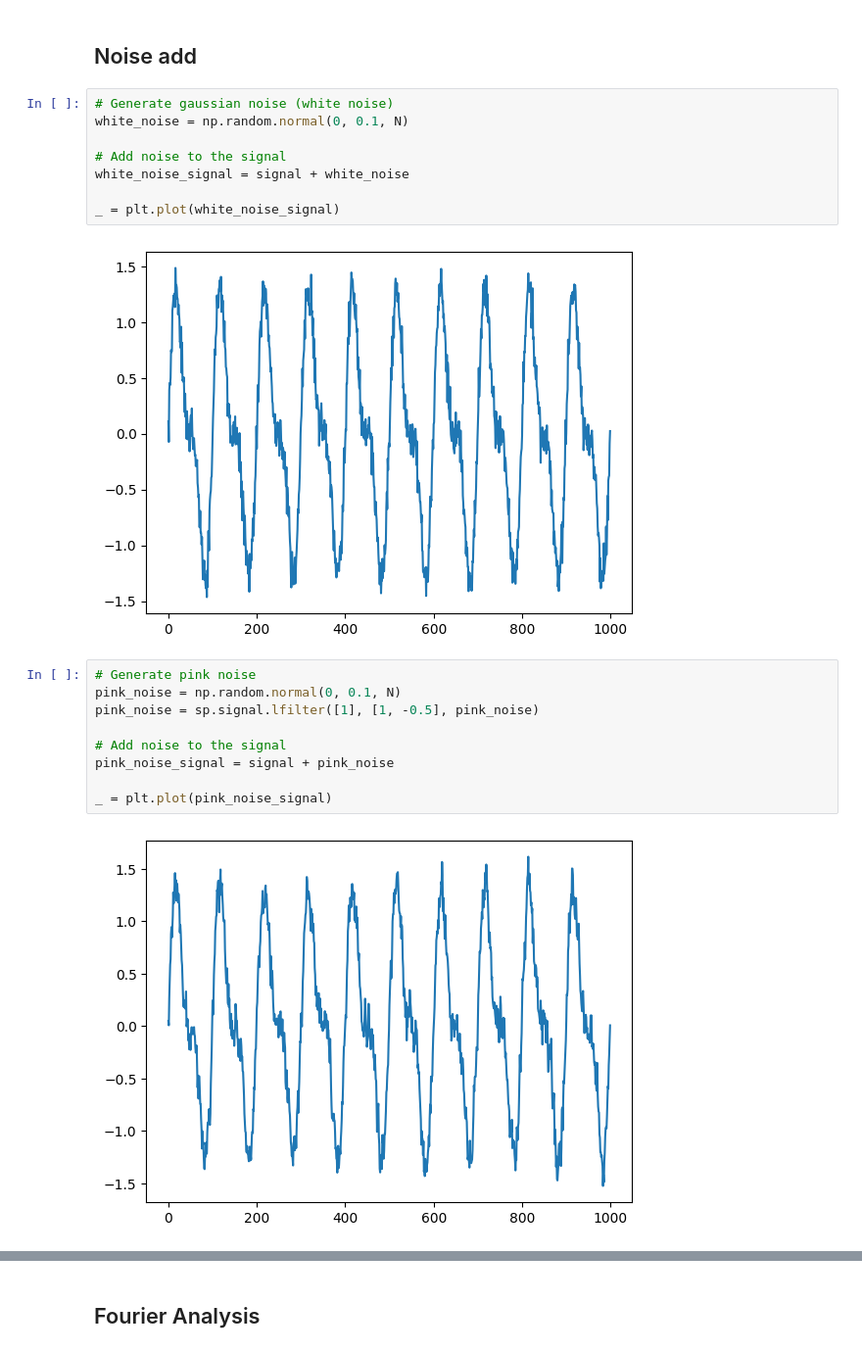
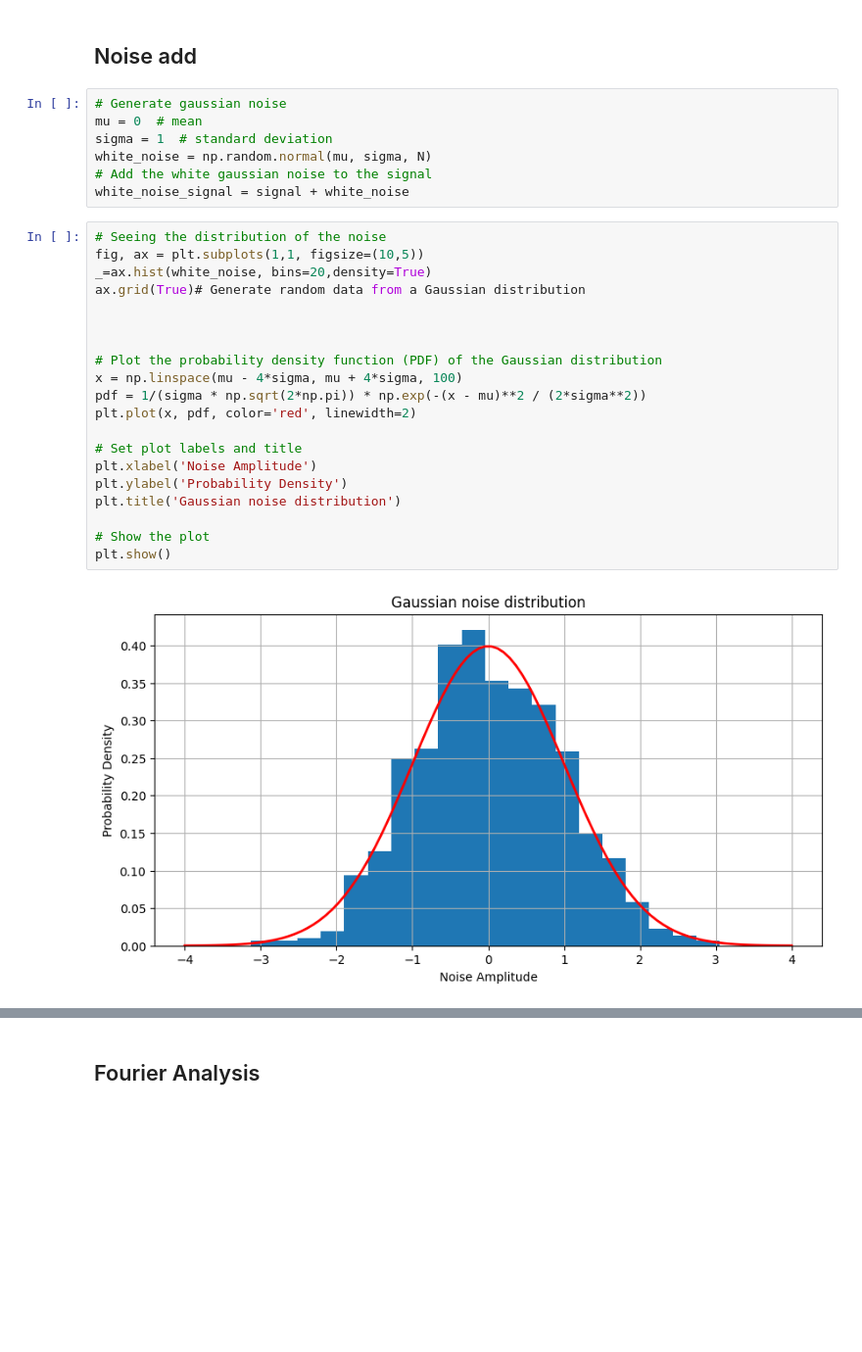
Before and after one commit to V-kr0pt/filtros_ufpb, a Jupyter notebook: signal_noise.ipynb, the cells around one changed output, grey strips where cells are left out. Shown at 98% size. Cells and saved outputs as stored; diff of their text form; blank space fills up the shorter version.

```diff
--- a/signal_noise.ipynb
+++ b/signal_noise.ipynb
@@ -28,23 +39,31 @@ _ = plt.plot(t, signal)
 # %% [markdown]
 ## Noise add
 # %%
-# Generate gaussian noise (white noise)
-white_noise = np.random.normal(0, 0.1, N)
-
-# Add noise to the signal
+# Generate gaussian noise
+mu = 0  # mean
+sigma = 1  # standard deviation
+white_noise = np.random.normal(mu, sigma, N)
+# Add the white gaussian noise to the signal
 white_noise_signal = signal + white_noise
-
-_ = plt.plot(white_noise_signal)
-# %% [output]
-[figure, removed]
-# %%
-# Generate pink noise
-pink_noise = np.random.normal(0, 0.1, N)
-pink_noise = sp.signal.lfilter([1], [1, -0.5], pink_noise)
-
-# Add noise to the signal
-pink_noise_signal = signal + pink_noise
-
-_ = plt.plot(pink_noise_signal)
-# %% [output]
-[figure, removed]
+# %%
+# Seeing the distribution of the noise
+fig, ax = plt.subplots(1,1, figsize=(10,5))
+_=ax.hist(white_noise, bins=20,density=True)
+ax.grid(True)# Generate random data from a Gaussian distribution
+
+
+
+# Plot the probability density function (PDF) of the Gaussian distribution
+x = np.linspace(mu - 4*sigma, mu + 4*sigma, 100)
+pdf = 1/(sigma * np.sqrt(2*np.pi)) * np.exp(-(x - mu)**2 / (2*sigma**2))
+plt.plot(x, pdf, color='red', linewidth=2)
+
+# Set plot labels and title
+plt.xlabel('Noise Amplitude')
+plt.ylabel('Probability Density')
+plt.title('Gaussian noise distribution')
+
+# Show the plot
+plt.show()
+# %% [output]
+[figure, added]
```
Also changed, not shown: parts of 12 cells of this notebook.
